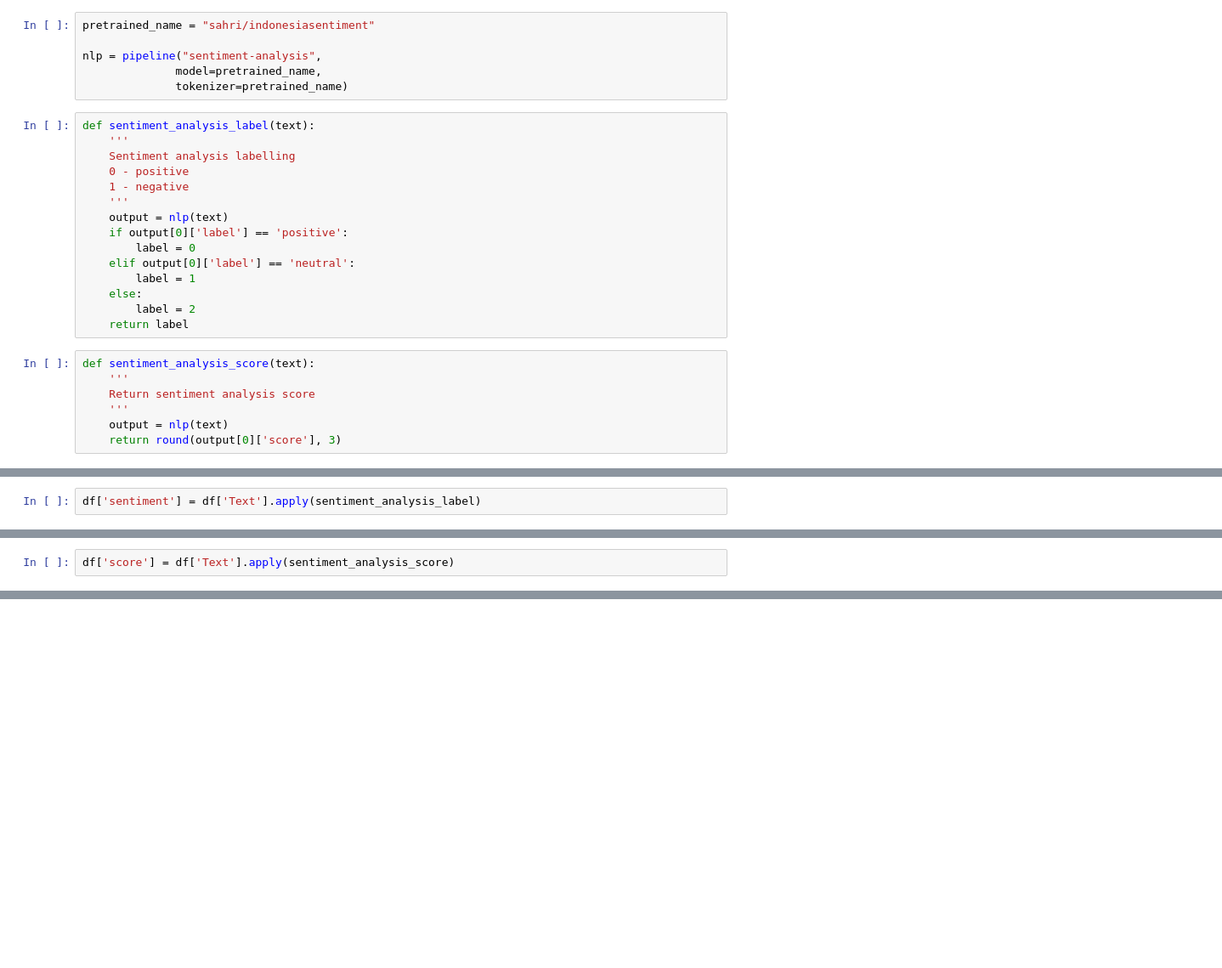
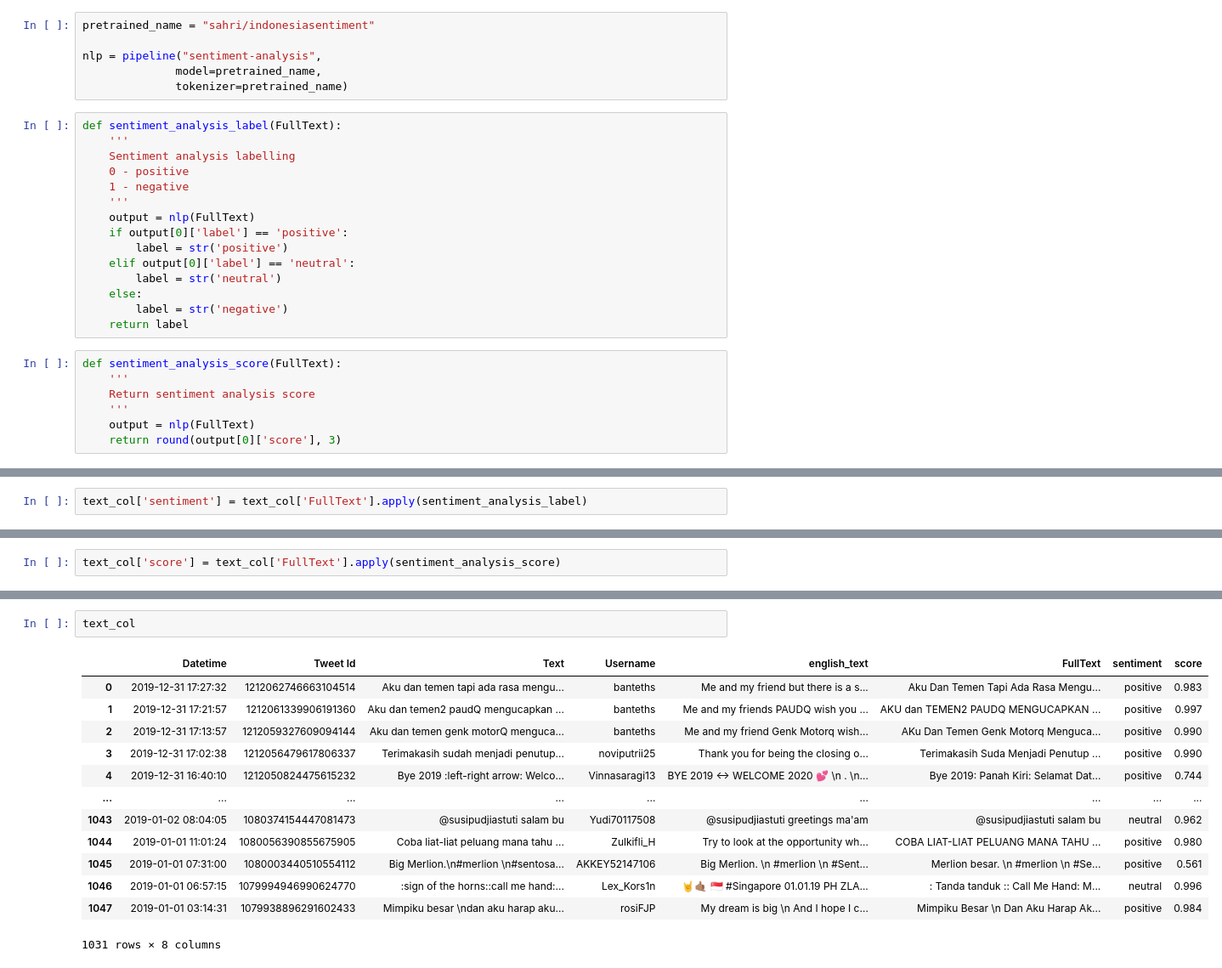
Before and after one commit to kilvear/Guest-Feedback-Insights, a Jupyter notebook: data-scrapping/twitter/Twitter Senitment.ipynb, the cells around one changed output, grey strips where cells are left out. Shown at 85% size. Cells and saved outputs as stored; diff of their text form; blank space fills up the shorter version.

```diff
--- a/data-scrapping/twitter/Twitter Senitment.ipynb
+++ b/data-scrapping/twitter/Twitter Senitment.ipynb
@@ -113,24 +297,24 @@ nlp = pipeline("sentiment-analysis",
               model=pretrained_name,
               tokenizer=pretrained_name)
 # %%
-def sentiment_analysis_label(text):
+def sentiment_analysis_label(FullText):
     '''
     Sentiment analysis labelling
     0 - positive
     1 - negative
     '''
-    output = nlp(text)
+    output = nlp(FullText)
     if output[0]['label'] == 'positive':
-        label = 0
+        label = str('positive')
     elif output[0]['label'] == 'neutral':
-        label = 1
+        label = str('neutral')
     else:
-        label = 2
+        label = str('negative')
     return label
 # %%
-def sentiment_analysis_score(text):
+def sentiment_analysis_score(FullText):
     '''
     Return sentiment analysis score
     '''
-    output = nlp(text)
+    output = nlp(FullText)
     return round(output[0]['score'], 3)
@@ -139,2 +321,2 @@ df
 # %%
-df['sentiment'] = df['Text'].apply(sentiment_analysis_label)
+text_col['sentiment'] = text_col['FullText'].apply(sentiment_analysis_label)
@@ -143,2 +335,2 @@ df['sentiment'].value_counts(ascending=False)
 # %%
-df['score'] = df['Text'].apply(sentiment_analysis_score)
+text_col['score'] = text_col['FullText'].apply(sentiment_analysis_score)
@@ -144,0 +342,16 @@ df['score'] = df['Text'].apply(sentiment_analysis_score)
+# %%
+text_col
+# %% [output]
+|  | Datetime | Tweet Id | Text | Username | english_text | FullText | sentiment | score |
+| 0 | 2019-12-31 17:27:32 | 1212062746663104514 | Aku dan temen tapi ada rasa mengu... | banteths | Me and my friend but there is a s... | Aku Dan Temen Tapi Ada Rasa Mengu... | positive | 0.983 |
+| 1 | 2019-12-31 17:21:57 | 1212061339906191360 | Aku dan temen2 paudQ mengucapkan ... | banteths | Me and my friends PAUDQ wish you ... | AKU dan TEMEN2 PAUDQ MENGUCAPKAN ... | positive | 0.997 |
+| 2 | 2019-12-31 17:13:57 | 1212059327609094144 | Aku dan temen genk motorQ menguca... | banteths | Me and my friend Genk Motorq wish... | AKu Dan Temen Genk Motorq Menguca... | positive | 0.990 |
+| 3 | 2019-12-31 17:02:38 | 1212056479617806337 | Terimakasih sudah menjadi penutup... | noviputrii25 | Thank you for being the closing o... | Terimakasih Suda Menjadi Penutup ... | positive | 0.990 |
+| 4 | 2019-12-31 16:40:10 | 1212050824475615232 | Bye 2019 :left-right arrow: Welco... | Vinnasaragi13 | BYE 2019 ↔ WELCOME 2020 💕 \n . \n... | Bye 2019: Panah Kiri: Selamat Dat... | positive | 0.744 |
+| ... | ... | ... | ... | ... | ... | ... | ... | ... |
+| 1043 | 2019-01-02 08:04:05 | 1080374154447081473 | @susipudjiastuti salam bu | Yudi70117508 | @susipudjiastuti greetings ma'am | @susipudjiastuti salam bu | neutral | 0.962 |
+| 1044 | 2019-01-01 11:01:24 | 1080056390855675905 | Coba liat-liat peluang mana tahu ... | Zulkifli_H | Try to look at the opportunity wh... | COBA LIAT-LIAT PELUANG MANA TAHU ... | positive | 0.980 |
+| 1045 | 2019-01-01 07:31:00 | 1080003440510554112 | Big Merlion.\n#merlion \n#sentosa... | AKKEY52147106 | Big Merlion. \n #merlion \n #Sent... | Merlion besar. \n #merlion \n #Se... | positive | 0.561 |
+| 1046 | 2019-01-01 06:57:15 | 1079994946990624770 | :sign of the horns::call me hand:... | Lex_Kors1n | 🤘🤙🏽 🇸🇬 #Singapore 01.01.19 PH ZLA... | : Tanda tanduk :: Call Me Hand: M... | neutral | 0.996 |
+| 1047 | 2019-01-01 03:14:31 | 1079938896291602433 | Mimpiku besar \ndan aku harap aku... | rosiFJP | My dream is big \n And I hope I c... | Mimpiku Besar \n Dan Aku Harap Ak... | positive | 0.984 |
+1031 rows × 8 columns
```
Also changed, not shown: parts of 40 cells of this notebook.
